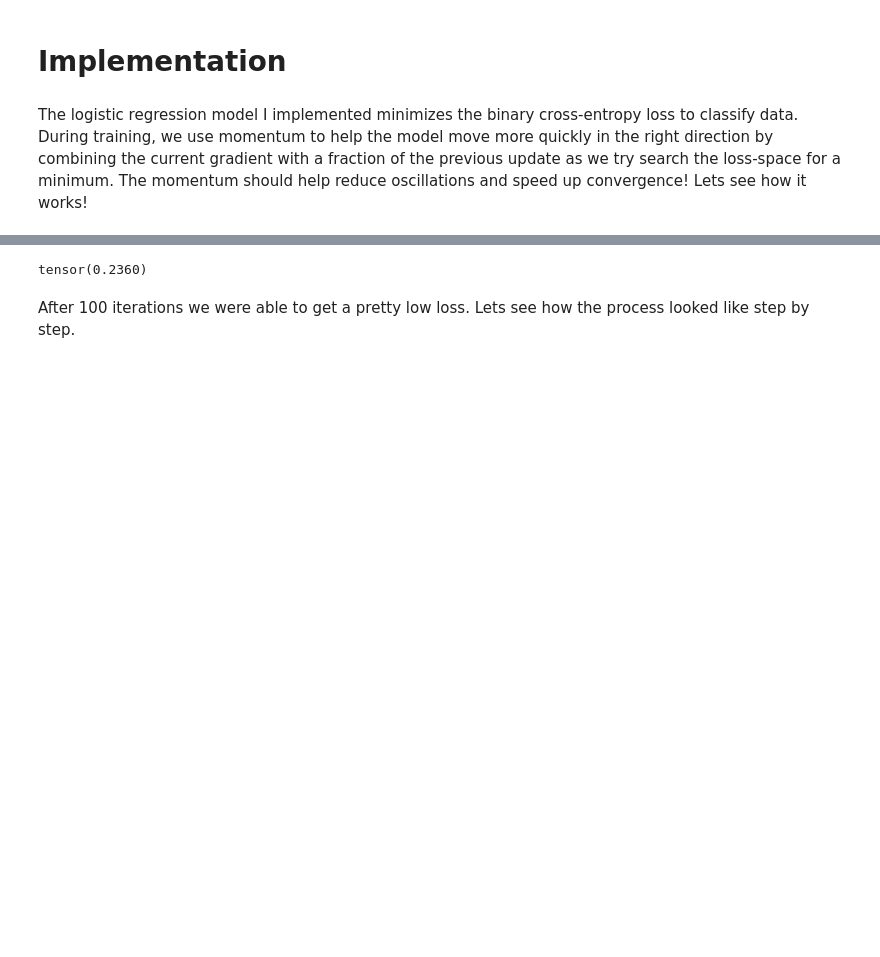
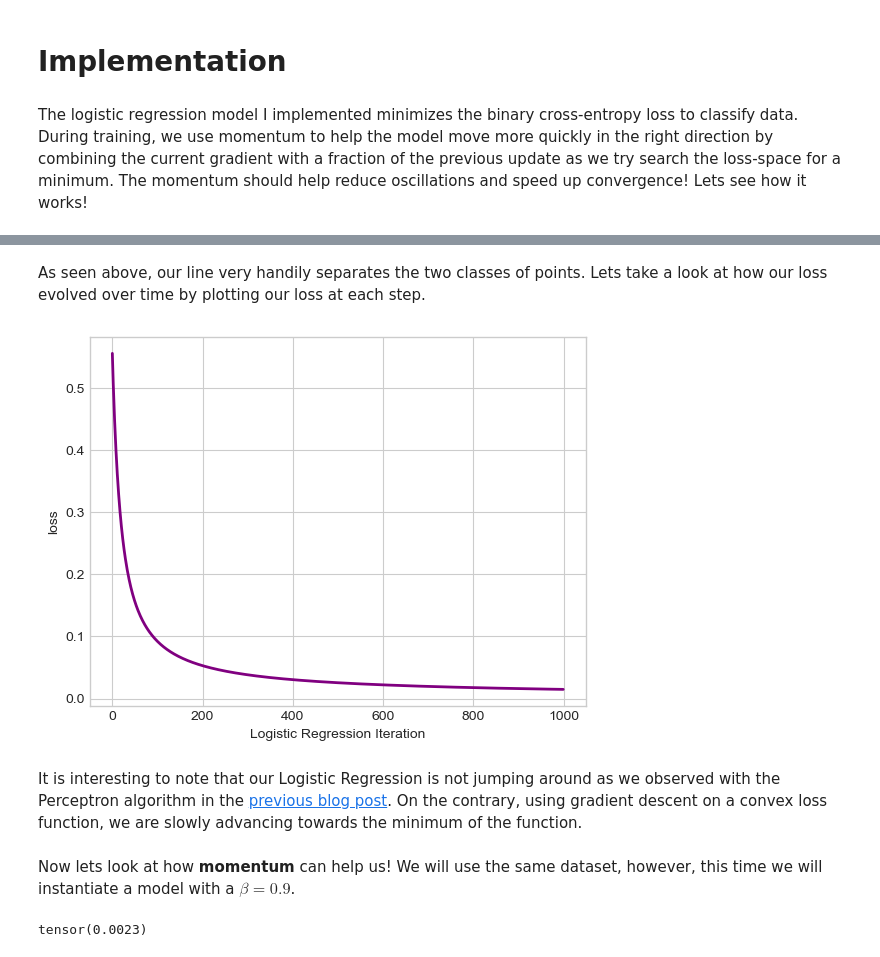
Before and after one commit to lawolff1702/lawolff1702.github.io, a Jupyter notebook: posts/Implementing Logistic Regression/index.ipynb, the cells around one changed output, grey strips where cells are left out. Cells and saved outputs as stored; diff of their text form; code cells hidden in the pictures; blank space fills up the shorter version.

```diff
--- a/posts/Implementing Logistic Regression/index.ipynb
+++ b/posts/Implementing Logistic Regression/index.ipynb
@@ -60,18 +93,27 @@ We just generated some 2d non-linearly separable data, now lets train our model
+# %% [markdown]
+As seen above, our line very handily separates the two classes of points. Lets take a look at how our loss evolved over time by plotting our loss at each step.
+# %%
+plt.plot(loss_vec_vanilla, color = "purple", lw=2)
+# plt.scatter(torch.arange(len(loss_vec)), loss_vec, color = "purple")
+labs = plt.gca().set(xlabel = "Logistic Regression Iteration", ylabel = "loss")
+# %% [output]
+[figure, added]
+# %% [markdown]
+It is interesting to note that our Logistic Regression is not jumping around as we observed with the Perceptron algorithm in the [previous blog post](https://lawolff1702.github.io/posts/Implementing%20the%20Perceptron%20Algorithm/). On the contrary, using gradient descent on a convex loss function, we are slowly advancing towards the minimum of the function.
+# %% [markdown]
+Now lets look at how **momentum** can help us! We will use the same dataset, however, this time we will instantiate a model with a $\beta=0.9$.
 # %%
 LR = LogisticRegression()
 opt = GradientDescentOptimizer(LR)
 
-loss_vec = []
-max_iter = 100
+loss_vec_momentum = []
 
 for _ in range(max_iter):
     loss = LR.loss(X, y)
-    loss_vec.append(loss)
+    loss_vec_momentum.append(loss)
 
-    opt.step(X, y, alpha = 0.1, beta = 0.9)
+    opt.step(X, y, alpha=0.45, beta=0.9)
 
 loss
 # %% [output]
-tensor(0.2360)
+tensor(0.0023)
-# %% [markdown]
-After 100 iterations we were able to get a pretty low loss. Lets see how the process looked like step by step.
```
Also changed, not shown: parts of 40 cells of this notebook, 3 other files.
